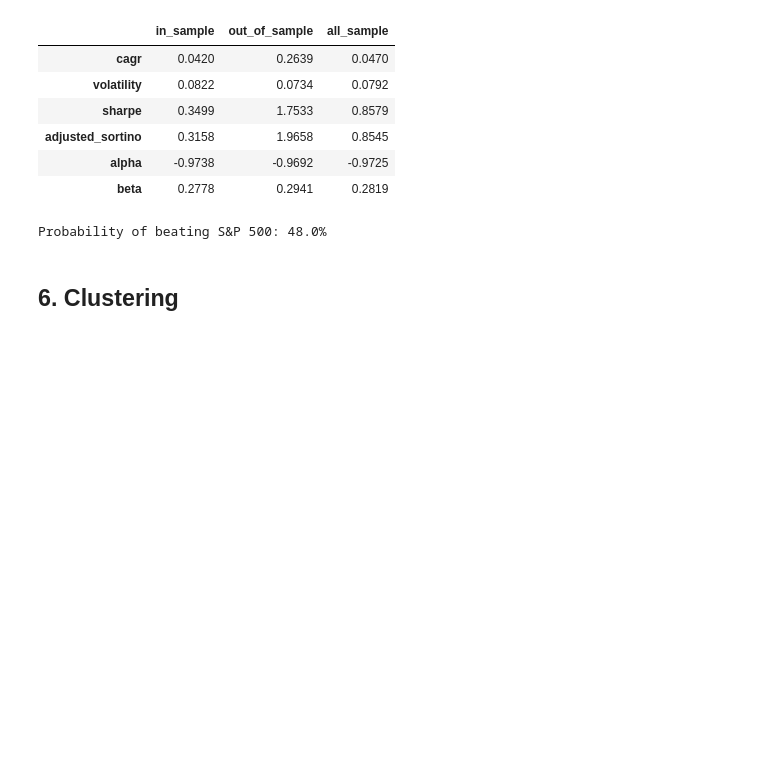
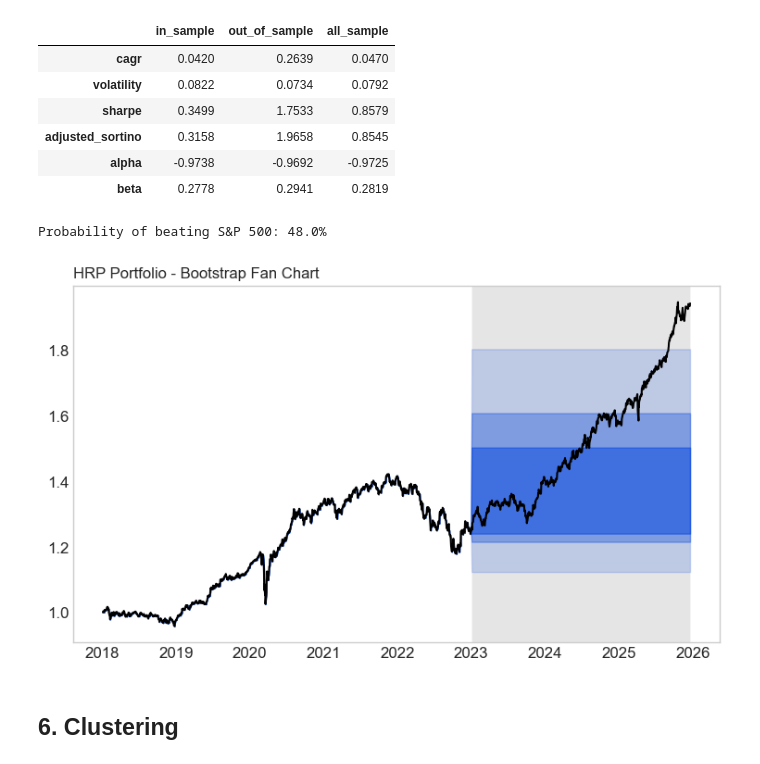
Before and after one commit to msh855/QuantitativePortfolioManagement, a Jupyter notebook: portfolio_tutorial.ipynb, the cells around one changed output. Saved outputs shown, nothing was run; the diff lists cells and outputs as text; code cells hidden in the pictures; blank space fills up the shorter version.

```diff
--- a/portfolio_tutorial.ipynb
+++ b/portfolio_tutorial.ipynb
@@ -541,6 +541,20 @@ beat_prob = beating_probability(
 print(f"Probability of beating S&P 500: {beat_prob.values[0][0]:.1%}")
 # %% [output]
 Probability of beating S&P 500: 48.0%
+# %%
+# Fan Chart - Bootstrap simulation of possible portfolio paths
+# Shows confidence intervals for future cumulative returns
+from myPortfolioManagement.myBacktesting import fan_chart
+
+fan_chart(
+    returns=portfolio_returns,
+    out_of_sample_date='2023-01-01',
+    n_sample=1000,
+    starting_value=1,
+    chart_title='HRP Portfolio - Bootstrap Fan Chart'
+)
+# %% [output]
+[figure, added]
 # %% [markdown]
 ## 6. Clustering
 # %%
```
Also changed, not shown: parts of 5 cells of this notebook.
